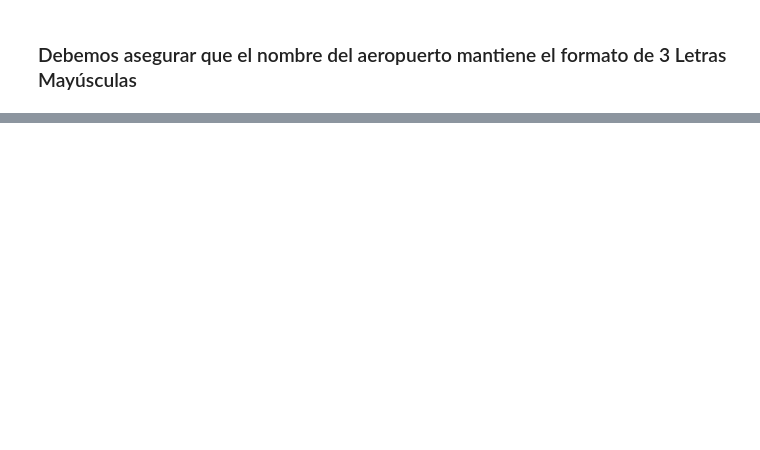
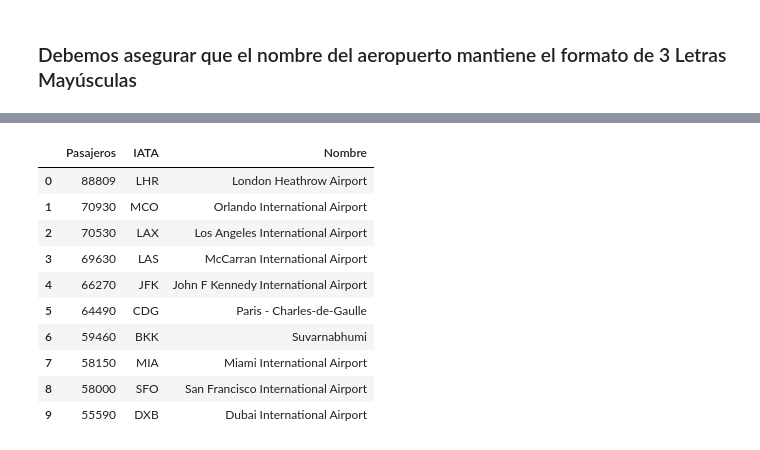
Before and after one commit to EOP27/Team-Science-t-ish, a Jupyter notebook: Ejercicio_2.ipynb, the cells around one changed output, grey strips where cells are left out. Drawn from its saved outputs; the diff is of its cells as text; code cells hidden in the pictures; blank space fills up the shorter version.

```diff
--- a/Ejercicio_2.ipynb
+++ b/Ejercicio_2.ipynb
@@ -134,0 +295,2 @@ df_bookings_2_colm.groupby('arr_port').sum()
+# %%
+listado_aeropuertos=airport_names[['IATA','Nombre']]
@@ -134,0 +361,3 @@ df_bookings_2_colm.groupby('arr_port').sum()
+# %%
+TOP_10.rename(columns={'pax':'Pasajeros'}, inplace=True)
+TOP_10
@@ -134,0 +377,3 @@ df_bookings_2_colm.groupby('arr_port').sum()
+# %%
+TOP_10['IATA']=TOP_10.index
+TOP_10
@@ -134,0 +393,16 @@ df_bookings_2_colm.groupby('arr_port').sum()
+# %%
+TOP_10_FINAL = pd.merge(TOP_10, listado_aeropuertos, on="IATA", how='left')
+# %%
+TOP_10_FINAL
+# %% [output]
+|  | Pasajeros | IATA | Nombre |
+| 0 | 88809 | LHR | London Heathrow Airport |
+| 1 | 70930 | MCO | Orlando International Airport |
+| 2 | 70530 | LAX | Los Angeles International Airport |
+| 3 | 69630 | LAS | McCarran International Airport |
+| 4 | 66270 | JFK | John F Kennedy International Airport |
+| 5 | 64490 | CDG | Paris - Charles-de-Gaulle |
+| 6 | 59460 | BKK | Suvarnabhumi |
+| 7 | 58150 | MIA | Miami International Airport |
+| 8 | 58000 | SFO | San Francisco International Airport |
+| 9 | 55590 | DXB | Dubai International Airport |
```
Also changed, not shown: parts of 48 cells of this notebook, 1 other file.
